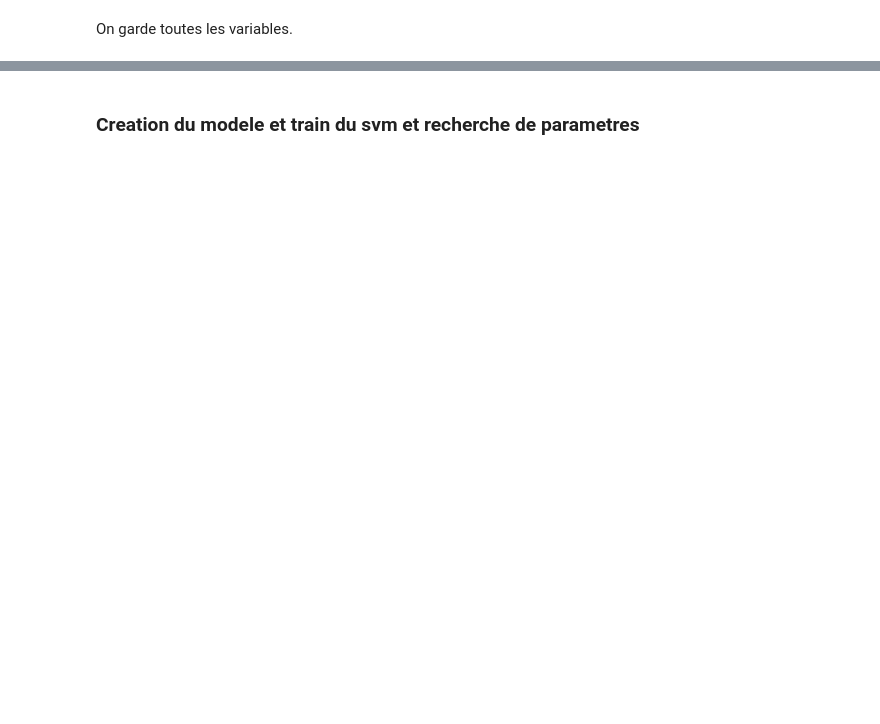
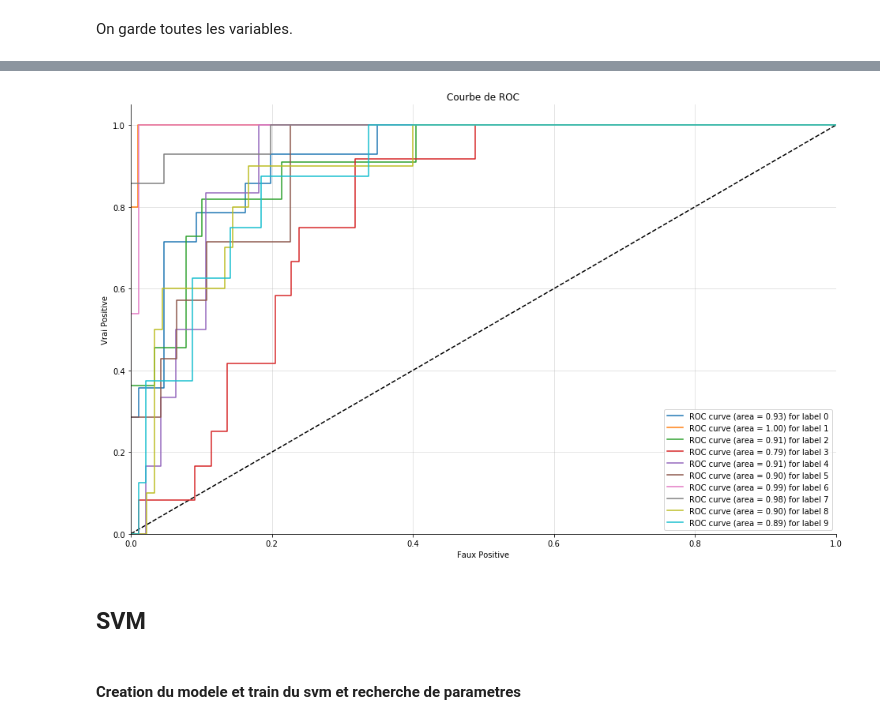
Before and after one commit to abdoulsn/music_gender_recognition, a Jupyter notebook: codes/music_genre.ipynb, the cells around one changed output, grey strips where cells are left out. Saved outputs shown, nothing was run; the diff lists cells and outputs as text; code cells hidden in the pictures; blank space fills up the shorter version.

```diff
--- a/codes/music_genre.ipynb
+++ b/codes/music_genre.ipynb
@@ -233,2 +316,43 @@ On garde toutes les variables.
+# %%
+# classifier
+clf = OneVsRestClassifier(grid_logreg)
+y_score = clf.fit(X_train_scaled, y_train).decision_function(X_test_scaled)
+# %%
+# voir référence pour la source du code
+
+def plot_multiclass_roc(clf, X_test , y_test, y_score, n_classes, figsize=(10, 6)):
+    y_score = y_score
+
+    # structures
+    fpr = dict()
+    tpr = dict()
+    roc_auc = dict()
+
+    # calculate dummies once
+    y_test_dummies = pd.get_dummies(y_test, drop_first=False).values
+    for i in range(n_classes):
+        fpr[i], tpr[i], _ = roc_curve(y_test_dummies[:, i], y_score[:, i])
+        roc_auc[i] = auc(fpr[i], tpr[i])
+
+    # roc for each class
+    fig, ax = plt.subplots(figsize=figsize)
+    ax.plot([0, 1], [0, 1], 'k--')
+    ax.set_xlim([0.0, 1.0])
+    ax.set_ylim([0.0, 1.05])
+    ax.set_xlabel('Faux Positive')
+    ax.set_ylabel('Vrai Positive')
+    ax.set_title('Courbe de ROC')
+    for i in range(n_classes):
+        ax.plot(fpr[i], tpr[i], label='ROC curve (area = %0.2f) for label %i' % (roc_auc[i], i))
+    ax.legend(loc="best")
+    ax.grid(alpha=.4)
+    sns.despine()
+    plt.show()
+# %%
+plot_multiclass_roc(grid_logreg, X_test, y_test, y_score, n_classes=10, figsize=(16, 10))
+# %% [output]
+[figure, added]
+# %% [markdown]
+## SVM
 # %% [markdown]
-### Creation du modele et train du svm et recherche de parametres
+#### Creation du modele et train du svm et recherche de parametres
```
Also changed, not shown: parts of 27 cells of this notebook, 1 other file.
